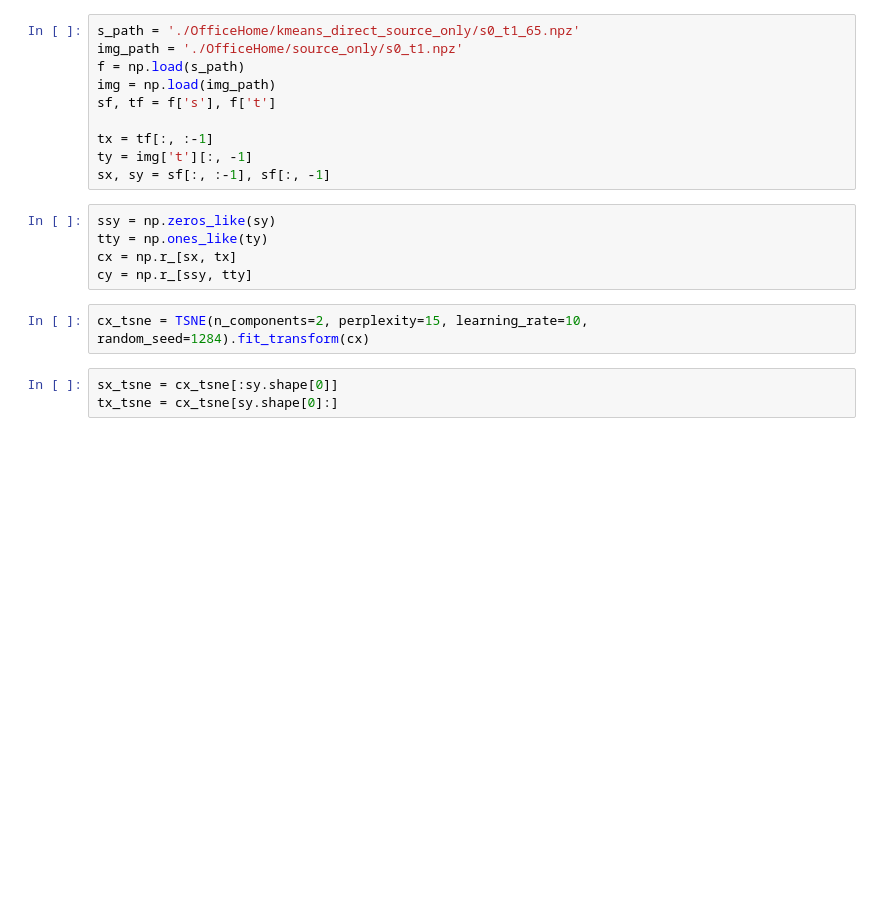
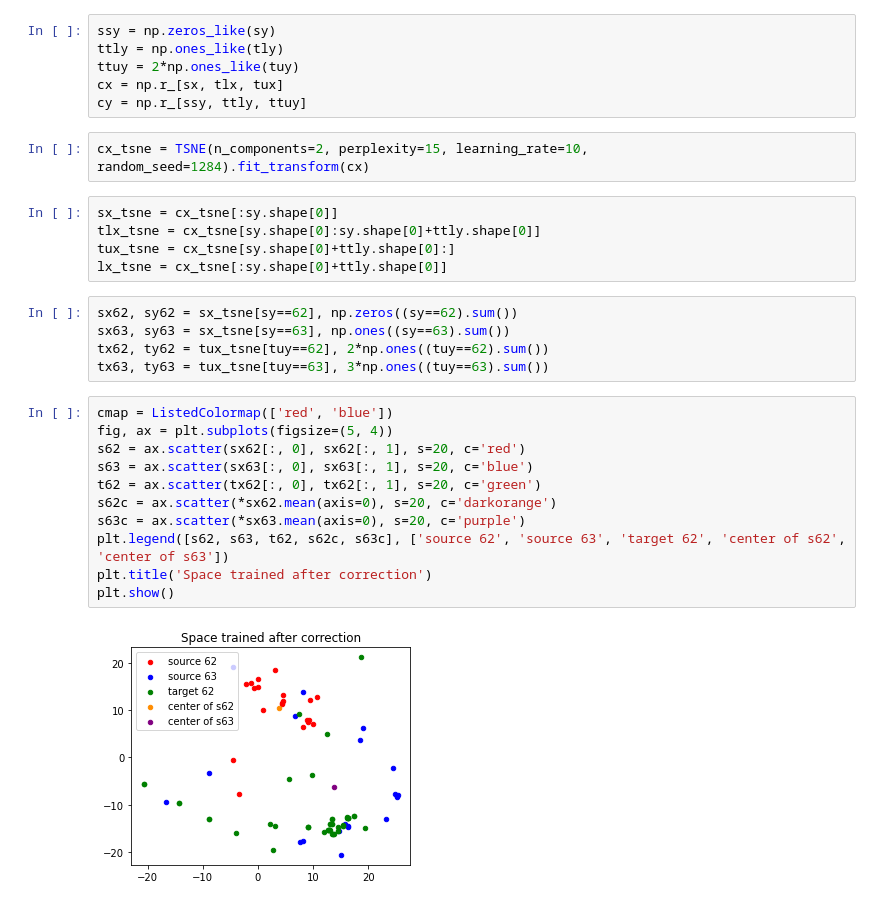
Before and after one commit to chu0802/TODA, a Jupyter notebook: data/tsne_plotting.ipynb, the cells around one changed output. Saved outputs shown, nothing was run; the diff lists cells and outputs as text; blank space fills up the shorter version.

```diff
--- a/data/tsne_plotting.ipynb
+++ b/data/tsne_plotting.ipynb
@@ -68,23 +12,34 @@ tx_tsne = TSNE(n_components=2, perplexity=15, learning_rate=10).fit_transform(tx
-# %%
-s_path = './OfficeHome/kmeans_direct_source_only/s0_t1_65.npz'
-img_path = './OfficeHome/source_only/s0_t1.npz'
-f = np.load(s_path)
-img = np.load(img_path)
-sf, tf = f['s'], f['t']
-
-tx = tf[:, :-1]
-ty = img['t'][:, -1]
-sx, sy = sf[:, :-1], sf[:, -1]
 # %%
 ssy = np.zeros_like(sy)
-tty = np.ones_like(ty)
-cx = np.r_[sx, tx]
-cy = np.r_[ssy, tty]
+ttly = np.ones_like(tly)
+ttuy = 2*np.ones_like(tuy)
+cx = np.r_[sx, tlx, tux]
+cy = np.r_[ssy, ttly, ttuy]
 # %%
 cx_tsne = TSNE(n_components=2, perplexity=15, learning_rate=10, random_seed=1284).fit_transform(cx)
 # %%
 sx_tsne = cx_tsne[:sy.shape[0]]
-tx_tsne = cx_tsne[sy.shape[0]:]
+tlx_tsne = cx_tsne[sy.shape[0]:sy.shape[0]+ttly.shape[0]]
+tux_tsne = cx_tsne[sy.shape[0]+ttly.shape[0]:]
+lx_tsne = cx_tsne[:sy.shape[0]+ttly.shape[0]]
+# %%
+sx62, sy62 = sx_tsne[sy==62], np.zeros((sy==62).sum())
+sx63, sy63 = sx_tsne[sy==63], np.ones((sy==63).sum())
+tx62, ty62 = tux_tsne[tuy==62], 2*np.ones((tuy==62).sum())
+tx63, ty63 = tux_tsne[tuy==63], 3*np.ones((tuy==63).sum())
+# %%
+cmap = ListedColormap(['red', 'blue'])
+fig, ax = plt.subplots(figsize=(5, 4))
+s62 = ax.scatter(sx62[:, 0], sx62[:, 1], s=20, c='red')
+s63 = ax.scatter(sx63[:, 0], sx63[:, 1], s=20, c='blue')
+t62 = ax.scatter(tx62[:, 0], tx62[:, 1], s=20, c='green')
+s62c = ax.scatter(*sx62.mean(axis=0), s=20, c='darkorange')
+s63c = ax.scatter(*sx63.mean(axis=0), s=20, c='purple')
+plt.legend([s62, s63, t62, s62c, s63c], ['source 62', 'source 63', 'target 62', 'center of s62', 'center of s63'])
+plt.title('Space trained after correction')
+plt.show()
+# %% [output]
+[figure, added]
 # %%
 plt.scatter(sx_tsne[:, 0], sx_tsne[:, 1], s=1, c=sy, cmap='tab10')
 plt.show()
```
Also changed, not shown: parts of 14 cells of this notebook, 2 other files.
